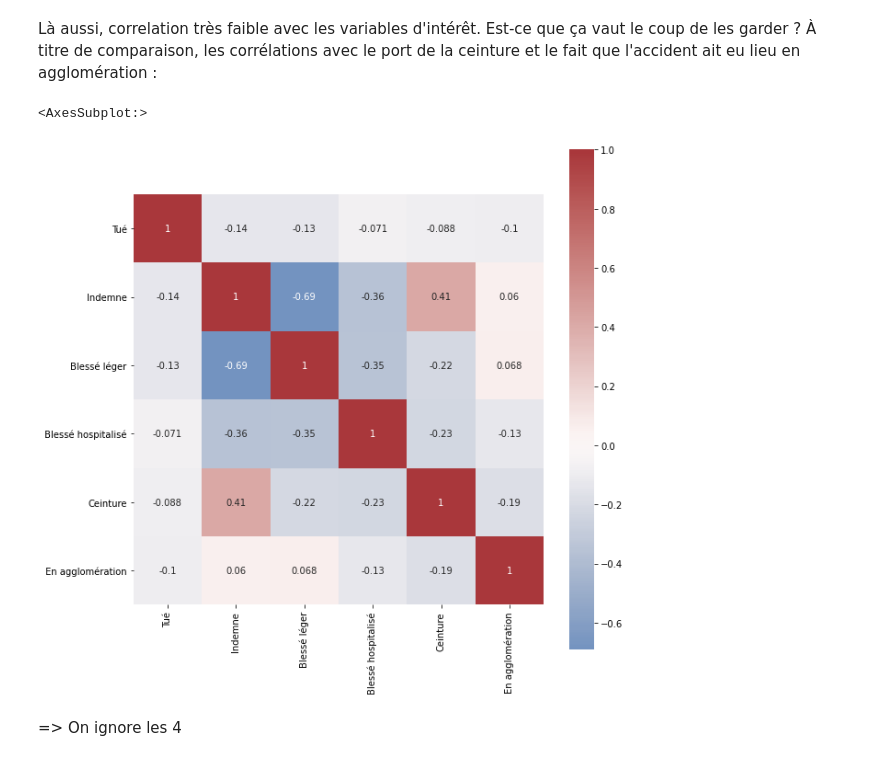
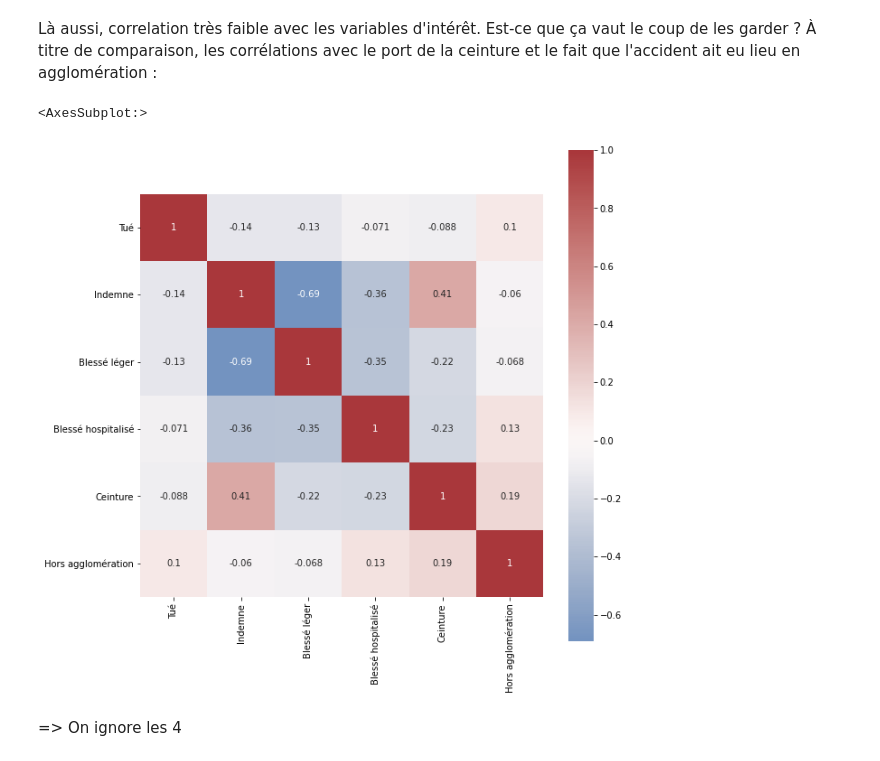
Before and after one commit to erwan-auchere/Projet-Python, a Jupyter notebook: conversion-variables.ipynb, the cells around one changed output. Cells and saved outputs as stored; diff of their text form; code cells hidden in the pictures.

```diff
--- a/conversion-variables.ipynb
+++ b/conversion-variables.ipynb
@@ -80,12 +208,9 @@ categories = {
 # %%
-for var, labels in categories.items():
-    for i, label in enumerate(labels):
-        if label != '_':
-            data[label] = (data[var]==i+1).astype(int)
+for var, dico in categories.items():
+    for label, values in dico.items():
+        if not label.startswith('_'):
+            data[label] = data[var].isin(values).astype(int)
     data.drop(inplace=True, columns=[var])
-data['Gants'] = data['Gants + Airbag']
-data['Airbag'] = data['Gants + Airbag']
-data.drop(inplace=True, columns=['Gants + Airbag'])
 data.head()
 # %% [output]
 |  | an_nais | jour | mois | hrmn | dep | com | lat | long | nbv | pr | ... | ... |
@@ -97,0 +225,10 @@ data.head()
+# %%
+for var, dico in categories.items():
+    minimum = 14_000
+    if var != 'grav':
+        for mod in dico:
+            if minimum > (n:= data[mod].sum()):
+                minimum = n
+                to_eliminate = mod
+        data.drop(inplace=True, columns=mod)
+data.head()
@@ -136,7 +281,8 @@ print(data.shape)
 Pour les valeurs restantes, on fabrique des indicatrices :
 # %%
 for lim in data.vma.unique().tolist():
-    data[f'Vitesse limitée à {lim}km/h'] = (data.vma==lim).astype(int)
+    if not np.isnan(lim):
+        data[f'Vitesse limitée à {int(lim)}km/h'] = (data.vma==lim).astype(int)
 data.drop(inplace=True, columns='vma')
 # %% [markdown]
 ### Année de naissance
@@ -153,8 +299,8 @@ data.age.min(), data.age.max()
 # %% [output]
 (0, 119)
 # %%
-for age_min in range(0, 116, 5):
-    data[f'{age_min}-{age_min+4}ans'] = ((data.age>=age_min)&(data.age<age_min+5)).astype(int)
+for age_min, age_max in [(0,19), (20,39), (40,59), (60,74), (75,120)]:
+    data[f'{age_min}-{age_max}ans'] = ((data.age>=age_min)&(data.age<=age_max)).astype(int)
 data.drop(inplace=True, columns=['age', 'an_nais'])
 # %% [markdown]
 ### Localisation (`dep`, `com`, `long`, `lat`)
@@ -175,12 +321,12 @@ sns.heatmap(data=corr, annot=corr, cmap='vlag', center=0, square=True)
 # %% [markdown]
 Là aussi, correlation très faible avec les variables d'intérêt. Est-ce que ça vaut le coup de les garder ? À titre de comparaison, les corrélations avec le port de la ceinture et le fait que l'accident ait eu lieu en agglomération :
 # %%
-corr = data[['Tué', 'Indemne', 'Blessé léger', 'Blessé hospitalisé', 'Ceinture', 'En agglomération']].corr()
+corr = data[['Tué', 'Indemne', 'Blessé léger', 'Blessé hospitalisé', 'Ceinture', 'Hors agglomération']].corr()
 fig, ax = plt.subplots(figsize=(10,10))
 sns.heatmap(data=corr, annot=corr, cmap='vlag', center=0, square=True)
 # %% [output]
 <AxesSubplot:>
-[figure, old version]
+[figure, new version]
 # %% [markdown]
 => On ignore les 4
 # %%
```
Also changed, not shown: parts of 19 cells of this notebook, 3 other files.
